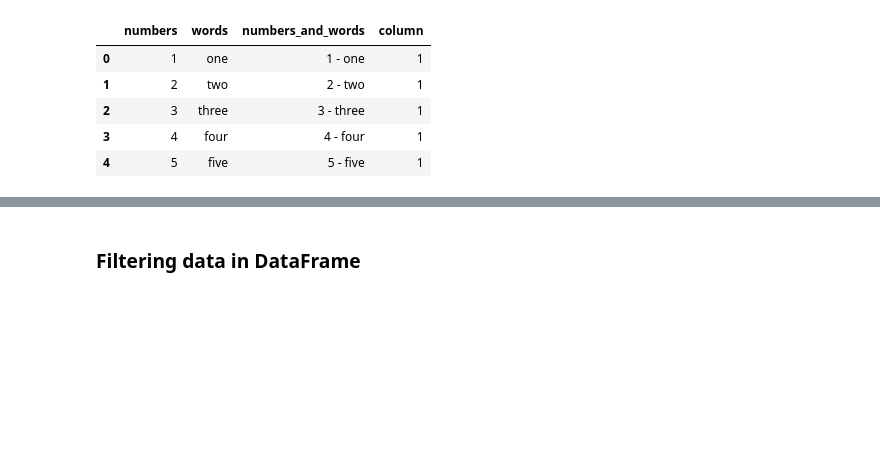
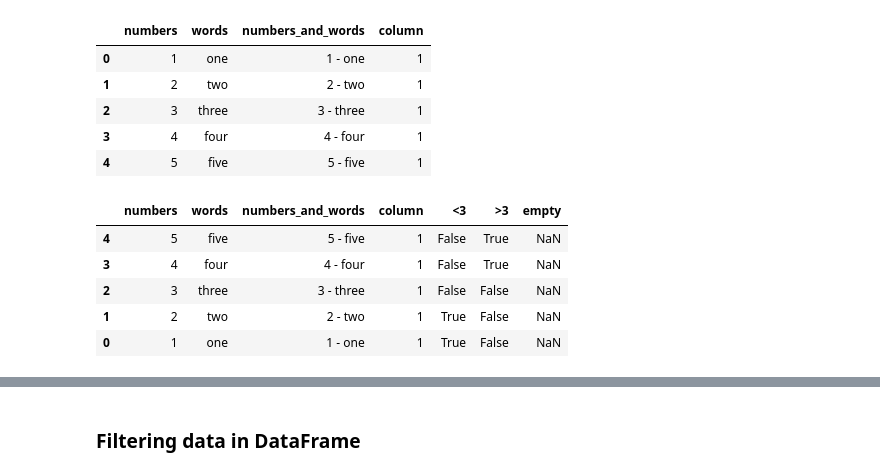
Before and after one commit to Nesters/python-workshop, a Jupyter notebook: data-analysis/Introduction to Data Analysis.ipynb, the cells around one changed output, grey strips where cells are left out. Saved outputs shown, nothing was run; the diff lists cells and outputs as text; code cells hidden in the pictures; blank space fills up the shorter version.

```diff
--- a/data-analysis/Introduction to Data Analysis.ipynb
+++ b/data-analysis/Introduction to Data Analysis.ipynb
@@ -83,3 +86,15 @@ df2
 | 2 | 3 | three | 3 - three | 1 |
 | 3 | 4 | four | 4 - four | 1 |
 | 4 | 5 | five | 5 - five | 1 |
+# %%
+# Let's create an empty column
+df2['empty'] = np.nan
+
+df2
+# %% [output]
+|  | numbers | words | numbers_and_words | column | <3 | >3 | empty |
+| 4 | 5 | five | 5 - five | 1 | False | True | NaN |
+| 3 | 4 | four | 4 - four | 1 | False | True | NaN |
+| 2 | 3 | three | 3 - three | 1 | False | False | NaN |
+| 1 | 2 | two | 2 - two | 1 | True | False | NaN |
+| 0 | 1 | one | 1 - one | 1 | True | False | NaN |
```
Also changed, not shown: parts of 17 cells of this notebook.
